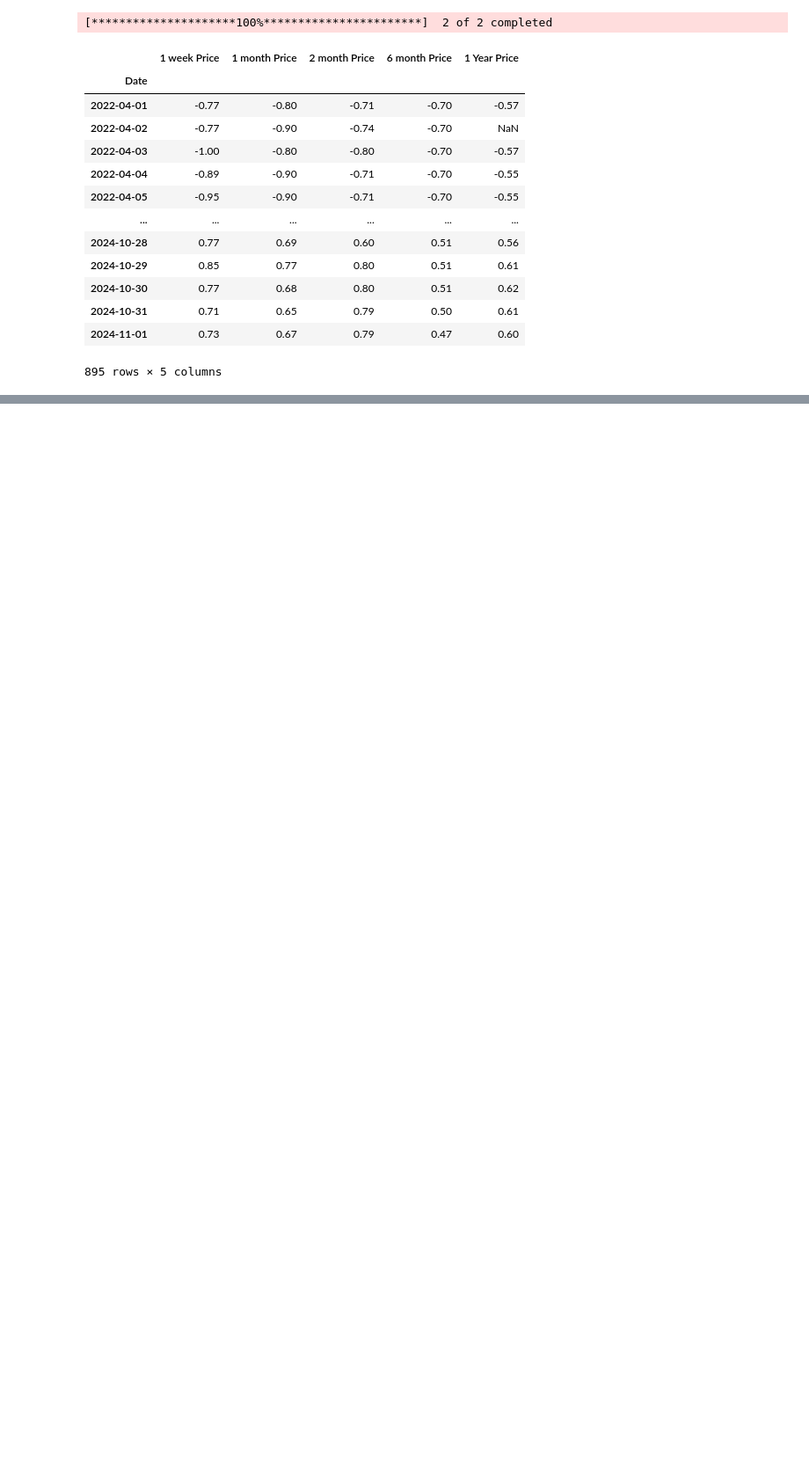
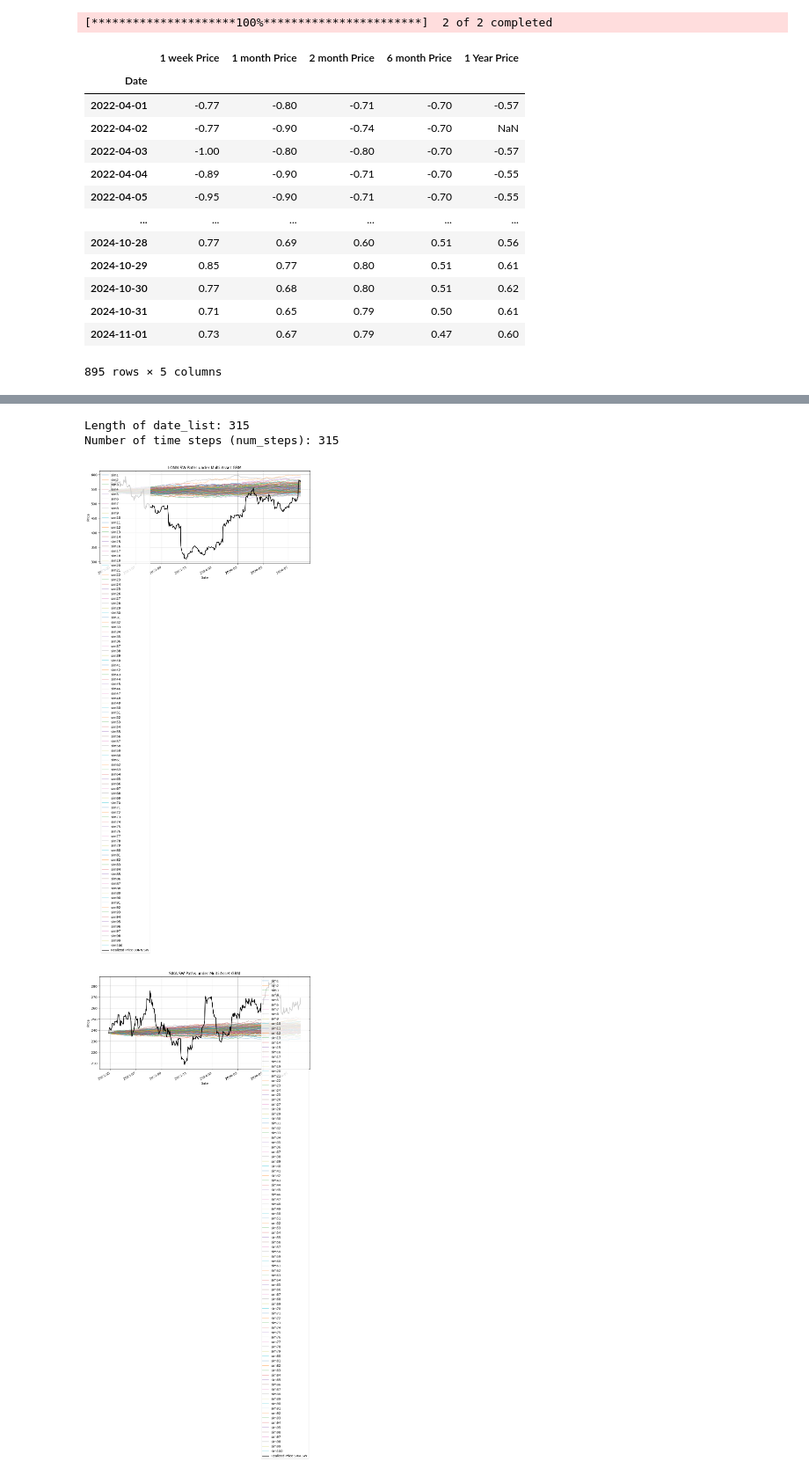
Before and after one commit to weiyuanoh/MH4518, a Jupyter notebook: WY/Model Notebooks/InterestRate.ipynb, the cells around one changed output, grey strips where cells are left out. Shown at 88% size. Cells and saved outputs as stored; diff of their text form; code cells hidden in the pictures; blank space fills up the shorter version.

```diff
--- a/WY/Model Notebooks/InterestRate.ipynb
+++ b/WY/Model Notebooks/InterestRate.ipynb
@@ -188,0 +206,9 @@ KeyboardInterrupt:
+# %%
+from datetime import datetime
+from dateutil.relativedelta import relativedelta
+
+
+initial_date = cs.initial_fixing_date
+
+new_date = initial_date + relativedelta(years=1, months=3)
+new_date
@@ -188,0 +217,5 @@ KeyboardInterrupt:
+# %%
+r_paths = pd.DataFrame(r_paths).T
+dates_index= pd.date_range(cs.initial_fixing_date, new_date, inclusive='left')
+r_paths.index = dates_index
+r_paths
@@ -188,0 +405,7 @@ KeyboardInterrupt:
+# %%
+multi_asset_gbm_n_sims(plot=False, plotasset= True, nsims=100, data=data, fdos = cs.initial_fixing_date)
+# %% [output]
+Length of date_list: 315
+Number of time steps (num_steps): 315
+[figure, added]
+[figure, added]
```
Also changed, not shown: parts of 20 cells of this notebook, 6 other files.
